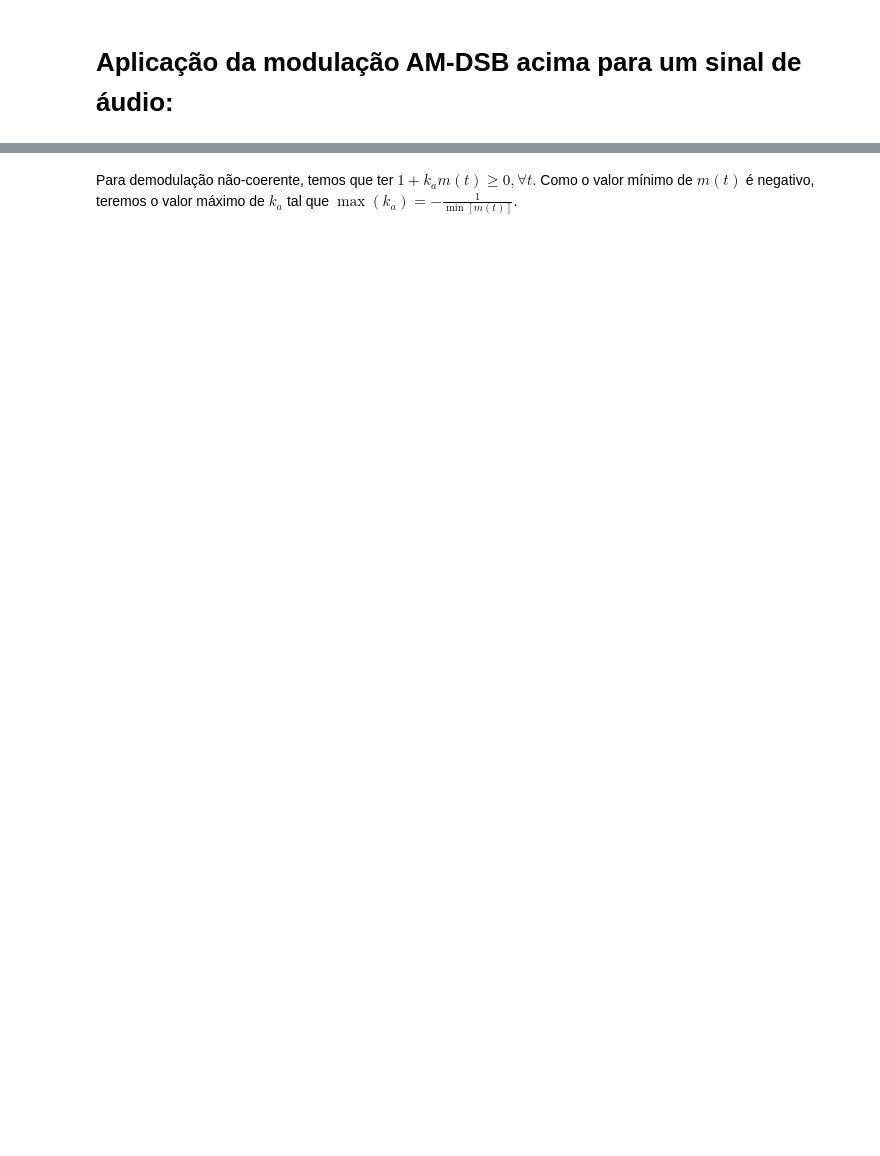
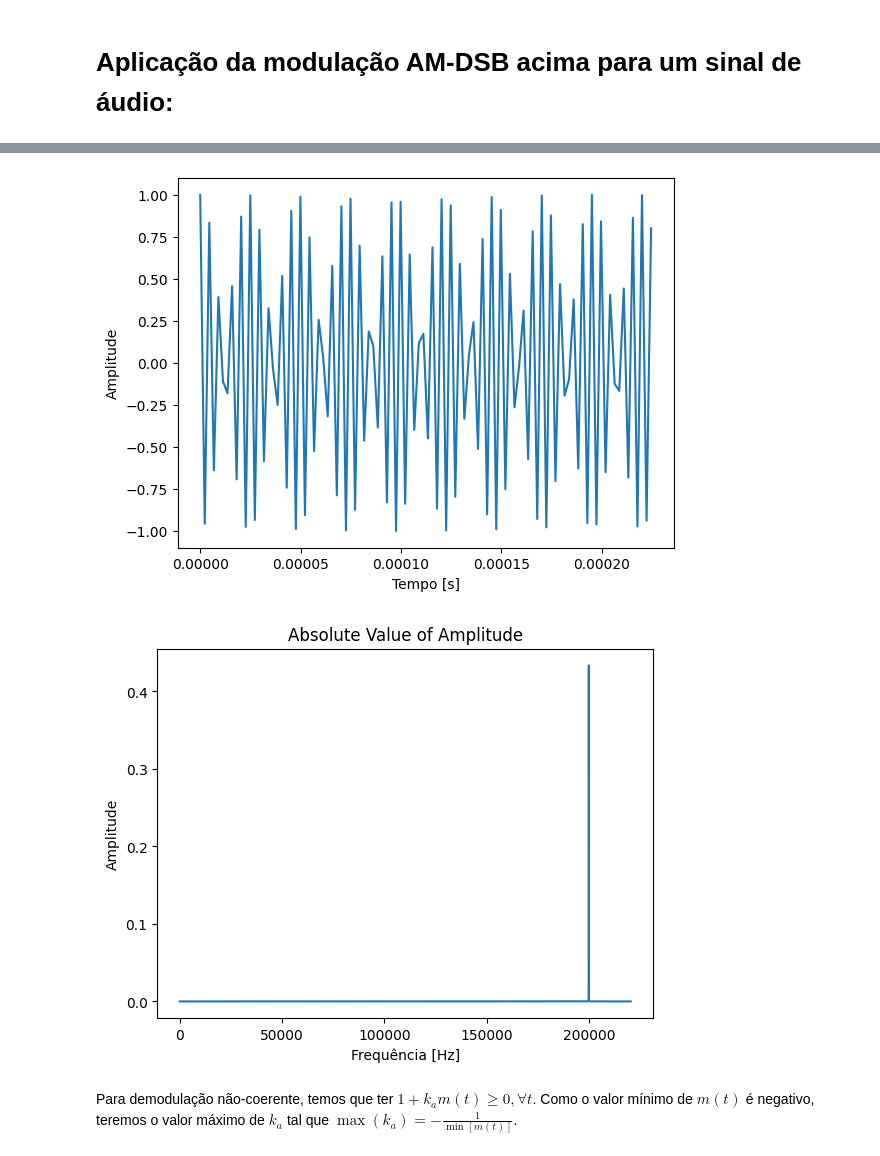
Before and after one commit to RenanElfo/lab3_eet_50, a Jupyter notebook: main.ipynb, the cells around one changed output, grey strips where cells are left out. Drawn from its saved outputs; the diff is of its cells as text; code cells hidden in the pictures; blank space fills up the shorter version.

```diff
--- a/main.ipynb
+++ b/main.ipynb
@@ -46,15 +62,18 @@ train_whistle.signal.plot_fourier(start_index=0, end_index=1000)
 # %%
 CARRIER_FREQUENCY = 200_000  # Hertz
 CARRIER_AMPLITUDE = 1
 CARRIER_PHASE = 0  # degrees
 
-train_carrier = SenoidSignal(CARRIER_FREQUENCY,
-                             train_whistle.signal.sample_rate,
-                             train_whistle.signal.length,
-                             amplitude=CARRIER_AMPLITUDE,
-                             phase=CARRIER_PHASE)
+train_carrier = CosenoidSignal(CARRIER_FREQUENCY,
+                               train_whistle.signal.sample_rate,
+                               train_whistle.signal.length,
+                               amplitude=CARRIER_AMPLITUDE,
+                               phase=CARRIER_PHASE)
 train_carrier.signal.plot_data(start_index=0, end_index=100)
 train_carrier.signal.plot_fourier(start_index=0, end_index=-1)
+# %% [output]
+[figure, added]
+[figure, added]
 # %% [markdown]
 Para demodulação não-coerente, temos que ter $1 + k_a m(t) \geq 0, \forall t$. Como o valor mínimo de $m(t)$ é negativo, teremos o valor máximo de $k_a$ tal que $\displaystyle \max{\left( k_{a} \right)} = - \frac{1}{\min{\left[ m(t) \right]}}$.
 # %%
```
Also changed, not shown: parts of 17 cells of this notebook, 3 other files.
